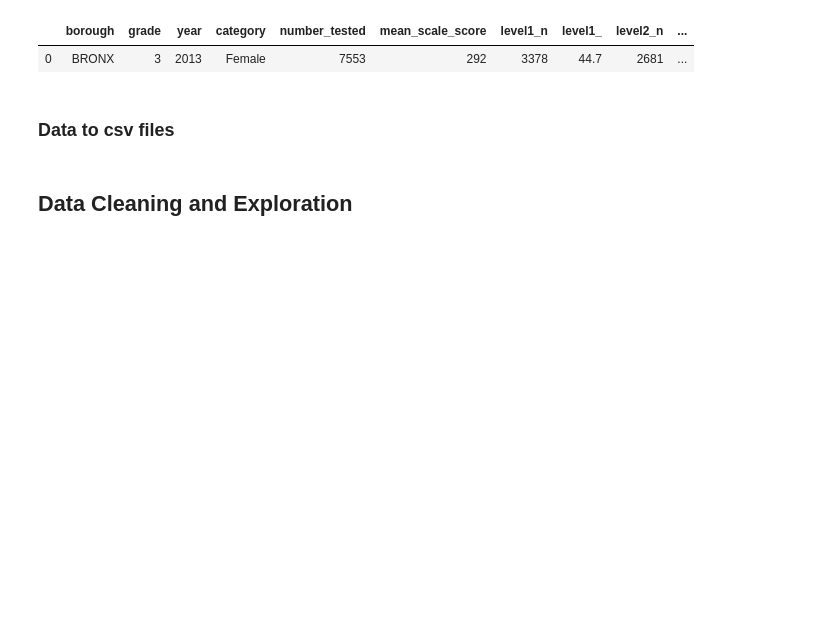
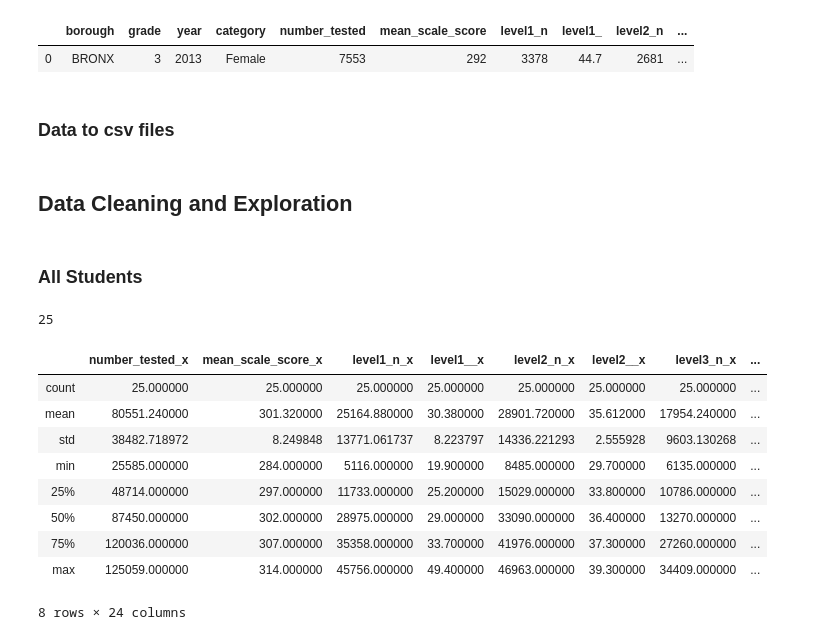
Before and after one commit to maxwilde3/projecttwo, a Jupyter notebook: Dev-KM/Data Cleaning.ipynb, the cells around one changed output. Drawn from its saved outputs; the diff is of its cells as text; code cells hidden in the pictures; blank space fills up the shorter version.

```diff
--- a/Dev-KM/Data Cleaning.ipynb
+++ b/Dev-KM/Data Cleaning.ipynb
@@ -184,3 +184,5 @@ ela_gender.to_csv("Data/ela_gender.csv")
 math_gender.to_csv("Data/math_gender.csv")
 # %% [markdown]
 ## Data Cleaning and Exploration
+# %% [markdown]
+### All Students
@@ -186,0 +203,22 @@ math_gender.to_csv("Data/math_gender.csv")
+# %%
+# merge ELA and math dfs
+ela_math_scores = ela_df.merge(math_df, how='inner', left_on=["borough", "year"], right_on=["borough", "year"])
+ela_math_scores = ela_math_scores.dropna()
+
+len(ela_math_scores)  # there are 5 boroughs and 5 years, so this should be  25
+# %% [output]
+25
+# %%
+ela_math_scores.head(1)
+ela_math_scores.describe()
+# %% [output]
+|  | number_tested_x | mean_scale_score_x | level1_n_x | level1__x | level2_n_x | level2__x | level3_n_x | ... |
+| count | 25.000000 | 25.000000 | 25.000000 | 25.000000 | 25.000000 | 25.000000 | 25.000000 | ... |
+| mean | 80551.240000 | 301.320000 | 25164.880000 | 30.380000 | 28901.720000 | 35.612000 | 17954.240000 | ... |
+| std | 38482.718972 | 8.249848 | 13771.061737 | 8.223797 | 14336.221293 | 2.555928 | 9603.130268 | ... |
+| min | 25585.000000 | 284.000000 | 5116.000000 | 19.900000 | 8485.000000 | 29.700000 | 6135.000000 | ... |
+| 25% | 48714.000000 | 297.000000 | 11733.000000 | 25.200000 | 15029.000000 | 33.800000 | 10786.000000 | ... |
+| 50% | 87450.000000 | 302.000000 | 28975.000000 | 29.000000 | 33090.000000 | 36.400000 | 13270.000000 | ... |
+| 75% | 120036.000000 | 307.000000 | 35358.000000 | 33.700000 | 41976.000000 | 37.300000 | 27260.000000 | ... |
+| max | 125059.000000 | 314.000000 | 45756.000000 | 49.400000 | 46963.000000 | 39.300000 | 34409.000000 | ... |
+8 rows × 24 columns
```
Also changed, not shown: parts of 7 cells of this notebook, 1 other file.
